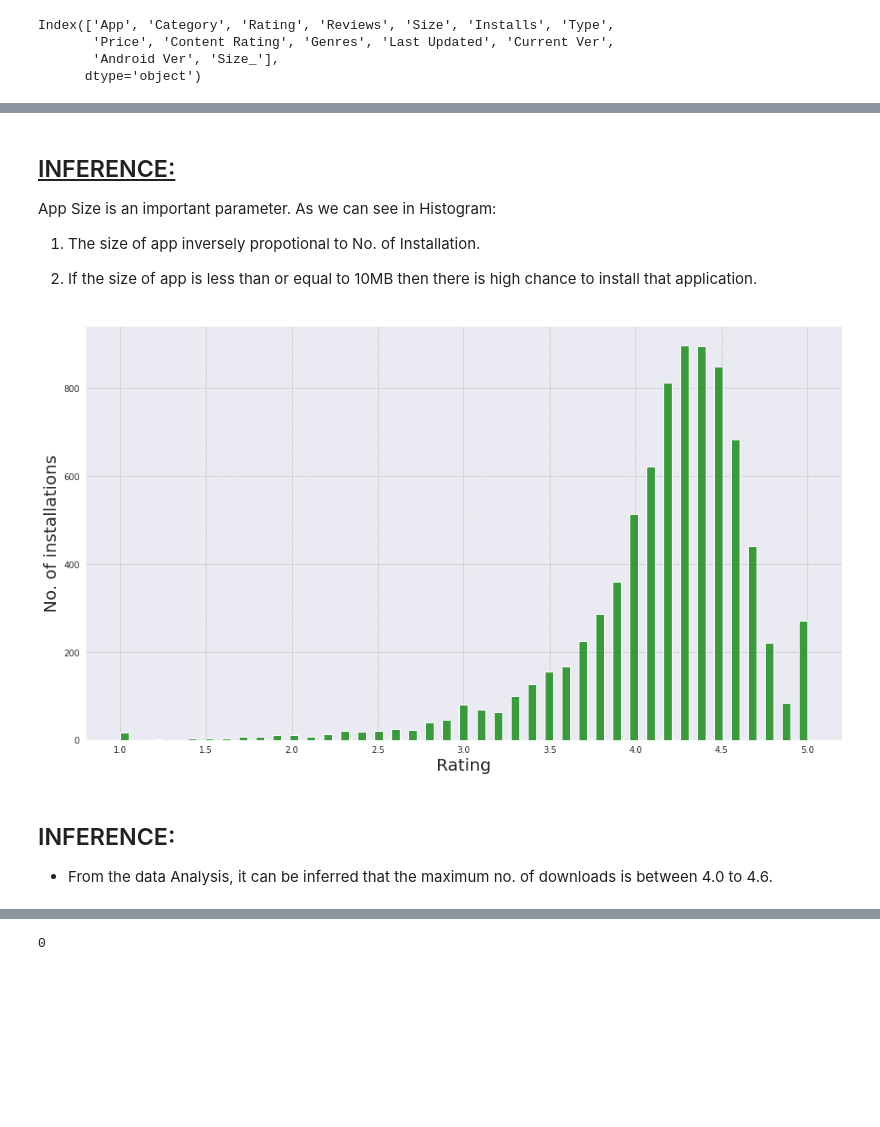
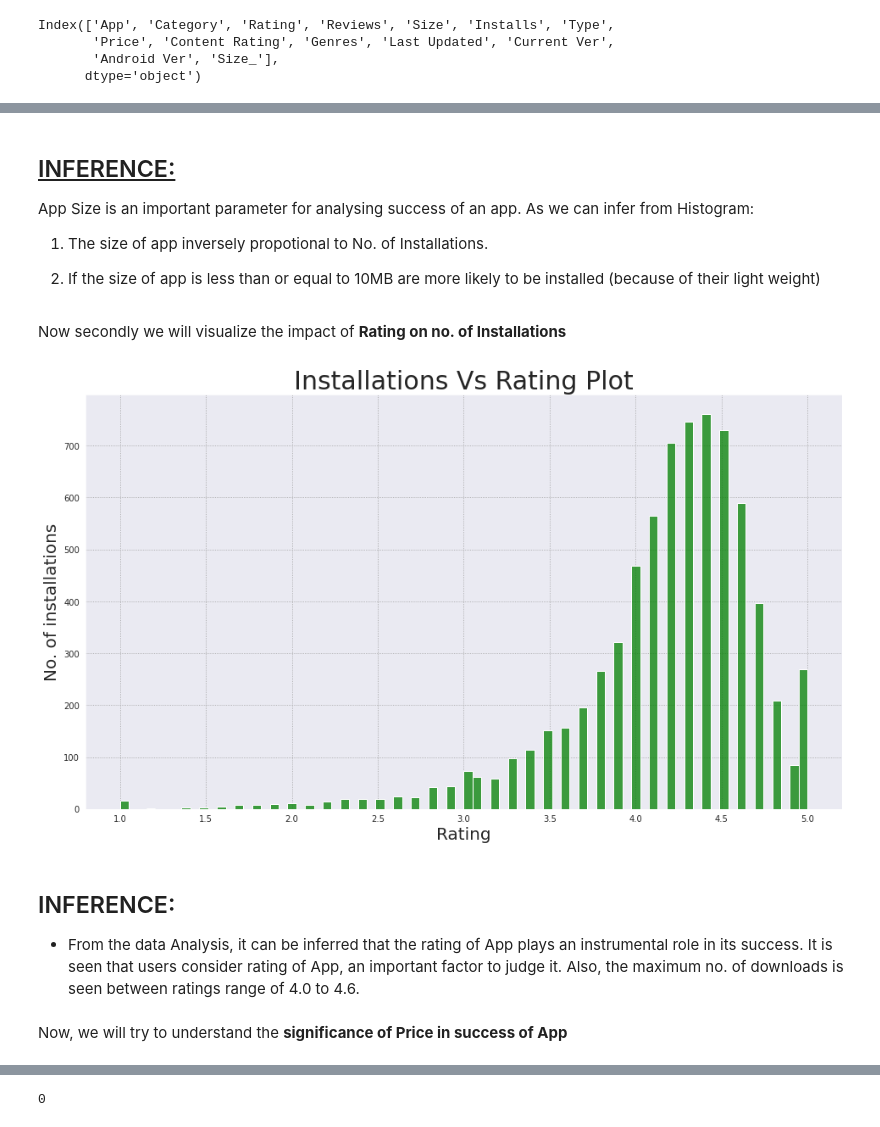
Before and after one commit to PrateekSachdevaa/CAPSTONE-1-EDA-PLAYSTORE-REVIEW-ANALYSIS, a Jupyter notebook: EDA_Play_Store_App_Review_Analysis_Capstone_Project_Prateek_Sachdeva.ipynb, the cells around one changed output, grey strips where cells are left out. Saved outputs shown, nothing was run; the diff lists cells and outputs as text; code cells hidden in the pictures; blank space fills up the shorter version.

```diff
--- a/EDA_Play_Store_App_Review_Analysis_Capstone_Project_Prateek_Sachdeva.ipynb
+++ b/EDA_Play_Store_App_Review_Analysis_Capstone_Project_Prateek_Sachdeva.ipynb
@@ -261,2 +354,0 @@ df_PlayStore.shape
-# %%
-df_PlayStore.drop_duplicates(inplace=True)
@@ -301,11 +388,11 @@ dn
 # %%
 def handling_app_col(df):
   """
-  Description : This function would take a dataframe/Series Related to an App. Which would contains duplicates Apps. Ur object is to take only single
-  app Record.
+  Description : This function would take a dataframe/Series Related to an App. Which would contains duplicates Apps. Our objective is to take only single
+  app Record. This function is designed to take that record having maximum reviews and more frequent Category.
   Arguments : DataFrame/Series
   Return : Series/DataFrame
-  Author : Data Huntsmen
+  Author : Prateek Sachdeva
   """
   cat_ = df['Category']
   count_list = []
@@ -390,5 +490,7 @@ array(['67M', '52M', '50M', '33M', '75M', 'Varies with device', '97M',
 # %%
 def convert_into_single_unit(x):
+  """ function will take each value from Size column of different sizes. If size varies with device, it will return the same string.
+      If size is in MB, it will multiply the value with 1024 to convert it into KB"""
   if x == 'Varies with device':
     return 'Varies with device'
   m_or_b = x[-1]
@@ -426,0 +538,2 @@ df_PlayStore_Updated['Size_'] = df_PlayStore_Updated['Size'].replace('Varies wit
+# %%
+df_PlayStore_Updated = df_PlayStore_Updated.dropna()
@@ -447,22 +570,26 @@ sns.set_style("darkgrid", {"grid.color": ".6", "grid.linestyle": ":"})
 # %% [markdown]
 ## <u> INFERENCE:</u>
 
-App Size is an important parameter. As we can see in Histogram:
-1. The size of app inversely propotional to No. of Installation.
+App Size is an important parameter for analysing success of an app. As we can infer from Histogram:
+1. The size of app inversely propotional to No. of Installations.
 
-2. If the size of app is less than or equal to 10MB then there is high chance to install that application.
+2. If the size of app is less than or equal to 10MB are more likely to be installed (because of their light weight)
+# %% [markdown]
+Now secondly we will visualize the impact of **Rating on no. of Installations**
 # %%
 plt.figure(figsize = (16,9))
 sns.set_style("darkgrid", {"grid.color": ".6", "grid.linestyle": ":"})
 sns.histplot(x = 'Rating', data = df_PlayStore_Updated, color='green')
+plt.title("Installations Vs Rating Plot",fontsize = 30)
 plt.xlabel("Rating",fontsize  =20)
 plt.ylabel("No. of installations",fontsize  =20);
 # %% [output]
-[figure, old version]
+[figure, new version]
 # %% [markdown]
 ## INFERENCE:
-* From the data Analysis, it can be inferred that the maximum no. of downloads
-is between 4.0 to 4.6.
+* From the data Analysis, it can be inferred that the rating of App plays an instrumental role in its success. It is seen that users consider rating of App, an important factor to judge it. Also, the maximum no. of downloads is seen between ratings range of 4.0 to 4.6.
+# %% [markdown]
+Now, we will try to understand the **significance of Price in success of App**
 # %%
 df_PlayStore_Updated['Price'].unique()
 # %% [output]
```
Also changed, not shown: parts of 131 cells of this notebook.
